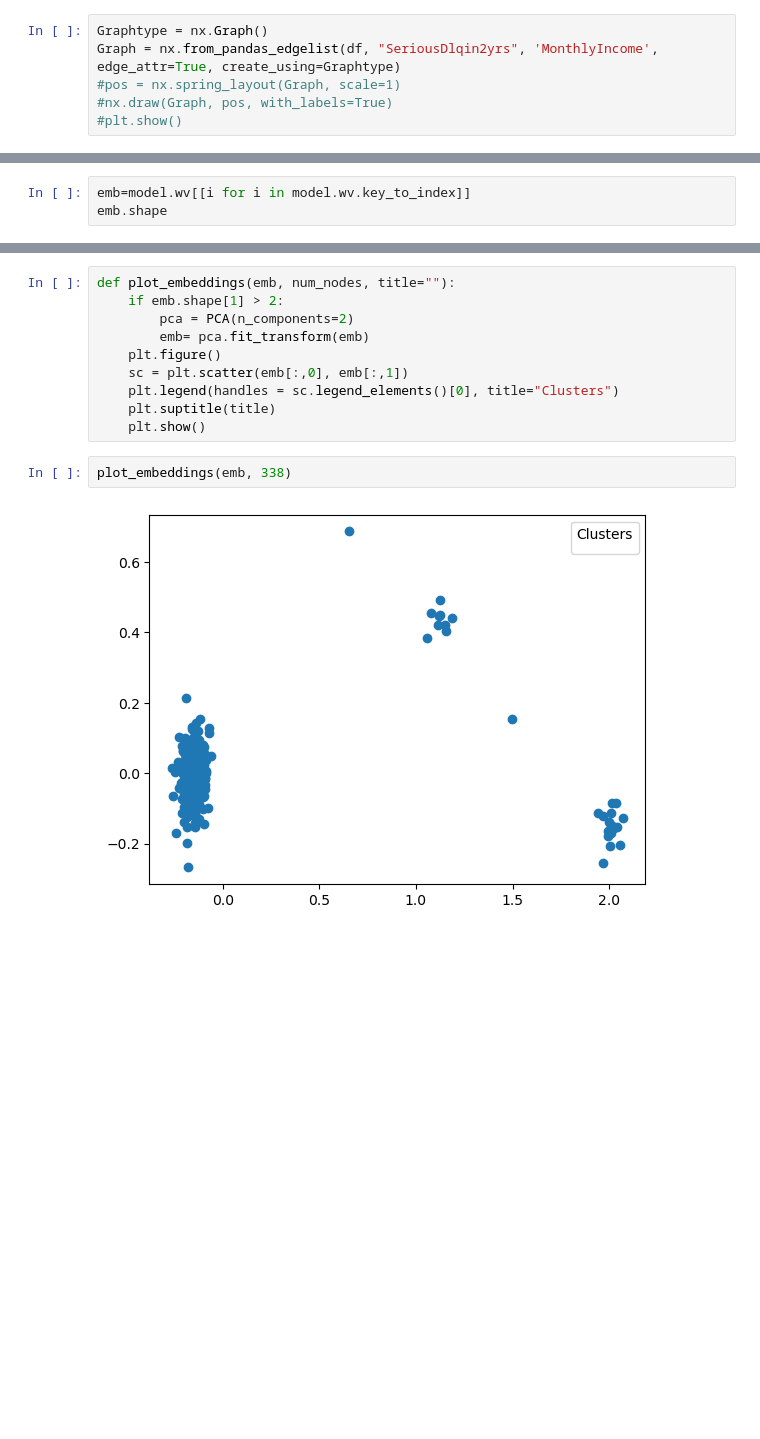
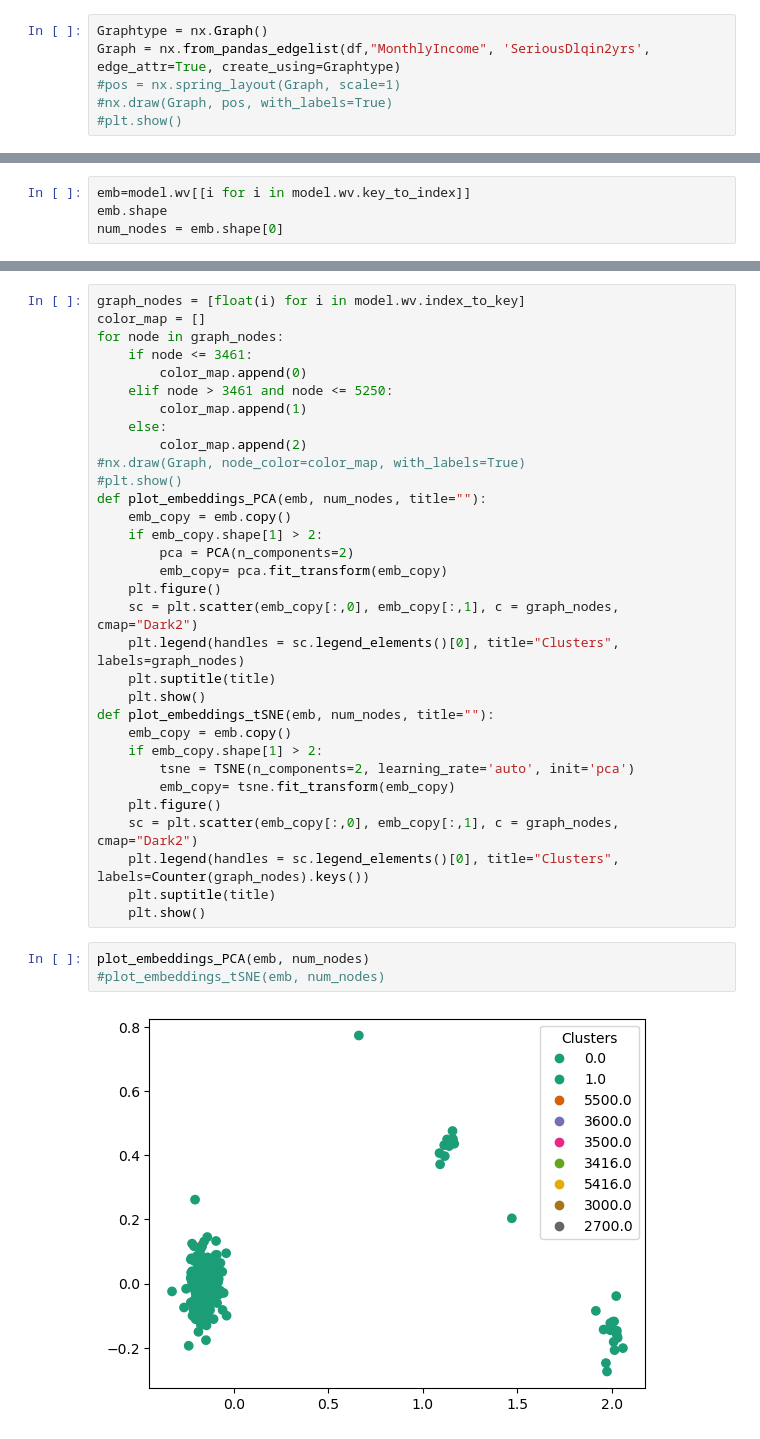
Before and after one commit to TesfaAsmara/m154, a Jupyter notebook: nbs/group_project_visualization.ipynb, the cells around one changed output, grey strips where cells are left out. Saved outputs shown, nothing was run; the diff lists cells and outputs as text; blank space fills up the shorter version.

Commit message:
data visualization

```diff
--- a/nbs/group_project_visualization.ipynb
+++ b/nbs/group_project_visualization.ipynb
@@ -18,6 +30,6 @@ df = df.iloc[0:500, :]
 # %%
 Graphtype = nx.Graph()
-Graph = nx.from_pandas_edgelist(df, "SeriousDlqin2yrs", 'MonthlyIncome', edge_attr=True, create_using=Graphtype)
+Graph = nx.from_pandas_edgelist(df,"MonthlyIncome", 'SeriousDlqin2yrs', edge_attr=True, create_using=Graphtype)
 #pos = nx.spring_layout(Graph, scale=1)
 #nx.draw(Graph, pos, with_labels=True)
 #plt.show()
@@ -28,3 +39,4 @@ model = node2vec_model.fit(window=10,min_count = 1, batch_words=4)
 # %%
 emb=model.wv[[i for i in model.wv.key_to_index]]
 emb.shape
+num_nodes = emb.shape[0]
@@ -33,14 +45,37 @@ emb.shape
 # %%
-def plot_embeddings(emb, num_nodes, title=""):
-    if emb.shape[1] > 2:
+graph_nodes = [float(i) for i in model.wv.index_to_key]
+color_map = []
+for node in graph_nodes:
+    if node <= 3461:
+        color_map.append(0)
+    elif node > 3461 and node <= 5250:
+        color_map.append(1)
+    else:
+        color_map.append(2)
+#nx.draw(Graph, node_color=color_map, with_labels=True)
+#plt.show()
+def plot_embeddings_PCA(emb, num_nodes, title=""):
+    emb_copy = emb.copy()
+    if emb_copy.shape[1] > 2:
         pca = PCA(n_components=2)
-        emb= pca.fit_transform(emb)
+        emb_copy= pca.fit_transform(emb_copy)
     plt.figure()
-    sc = plt.scatter(emb[:,0], emb[:,1])
-    plt.legend(handles = sc.legend_elements()[0], title="Clusters")
+    sc = plt.scatter(emb_copy[:,0], emb_copy[:,1], c = graph_nodes, cmap="Dark2")
+    plt.legend(handles = sc.legend_elements()[0], title="Clusters", labels=graph_nodes)
     plt.suptitle(title)
     plt.show()
+def plot_embeddings_tSNE(emb, num_nodes, title=""):
+    emb_copy = emb.copy()
+    if emb_copy.shape[1] > 2:
+        tsne = TSNE(n_components=2, learning_rate='auto', init='pca')
+        emb_copy= tsne.fit_transform(emb_copy)
+    plt.figure()
+    sc = plt.scatter(emb_copy[:,0], emb_copy[:,1], c = graph_nodes, cmap="Dark2")
+    plt.legend(handles = sc.legend_elements()[0], title="Clusters", labels=Counter(graph_nodes).keys())
+    plt.suptitle(title)
+    plt.show()
 # %%
-plot_embeddings(emb, 338)
+plot_embeddings_PCA(emb, num_nodes)
+#plot_embeddings_tSNE(emb, num_nodes)
 # %% [output]
-[figure, old version]
+[figure, new version]
```
Also changed, not shown: parts of 8 cells of this notebook, 4 other files.
